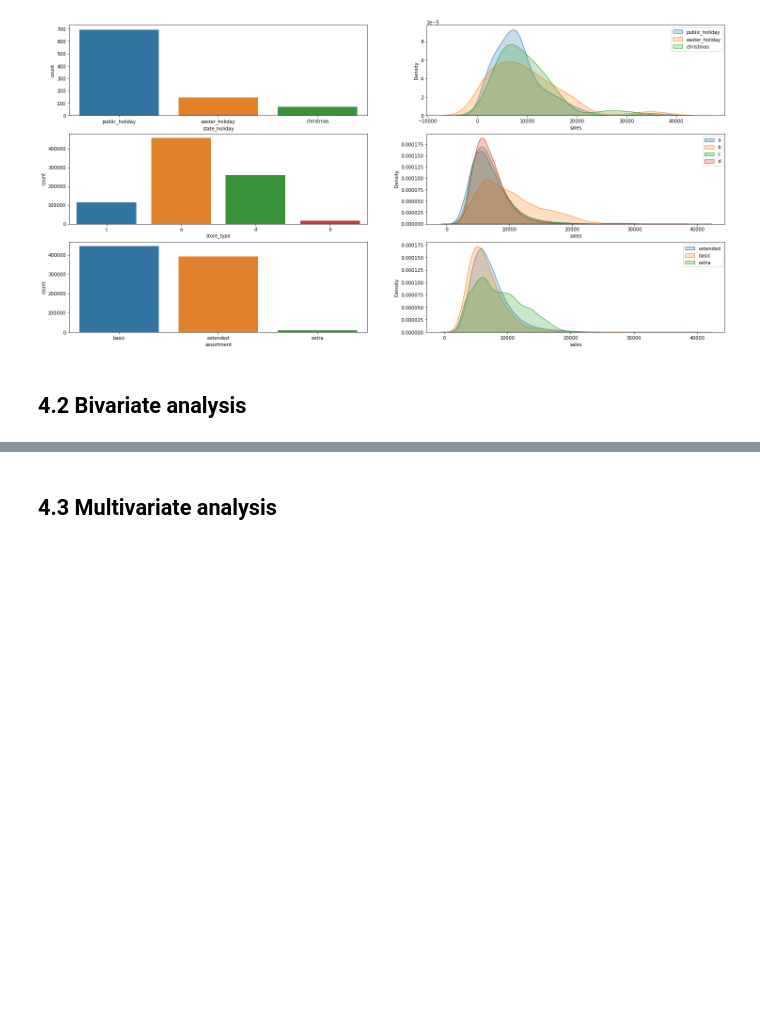
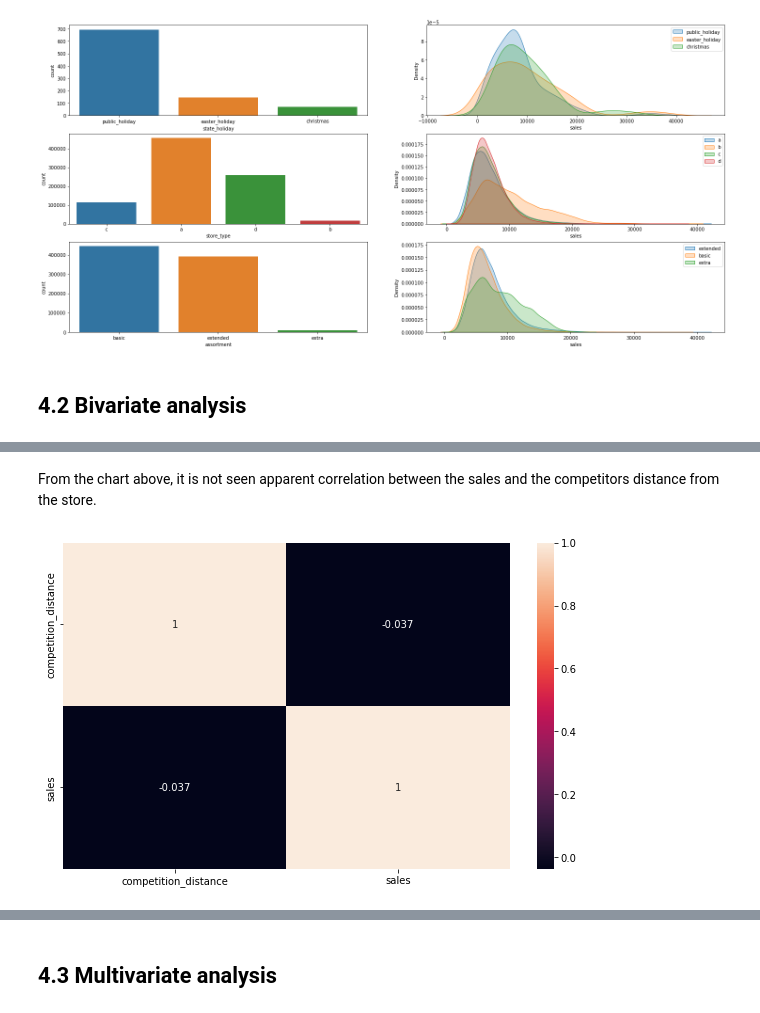
Before and after one commit to diegodinizf/Rossman-Sales, a Jupyter notebook: rossmann-sales-notebook.ipynb, the cells around one changed output, grey strips where cells are left out. Drawn from its saved outputs; the diff is of its cells as text; code cells hidden in the pictures; blank space fills up the shorter version.

```diff
--- a/rossmann-sales-notebook.ipynb
+++ b/rossmann-sales-notebook.ipynb
@@ -377,0 +433,7 @@ plt.show()
+# %% [markdown]
+From the chart above, it is not seen apparent correlation between the sales and the competitors distance from the store.
+# %%
+plt.figure(figsize=(10,6))
+sns.heatmap(aux1.corr(method='pearson'), annot=True);
+# %% [output]
+[figure, added]
```
Also changed, not shown: parts of 65 cells of this notebook.
